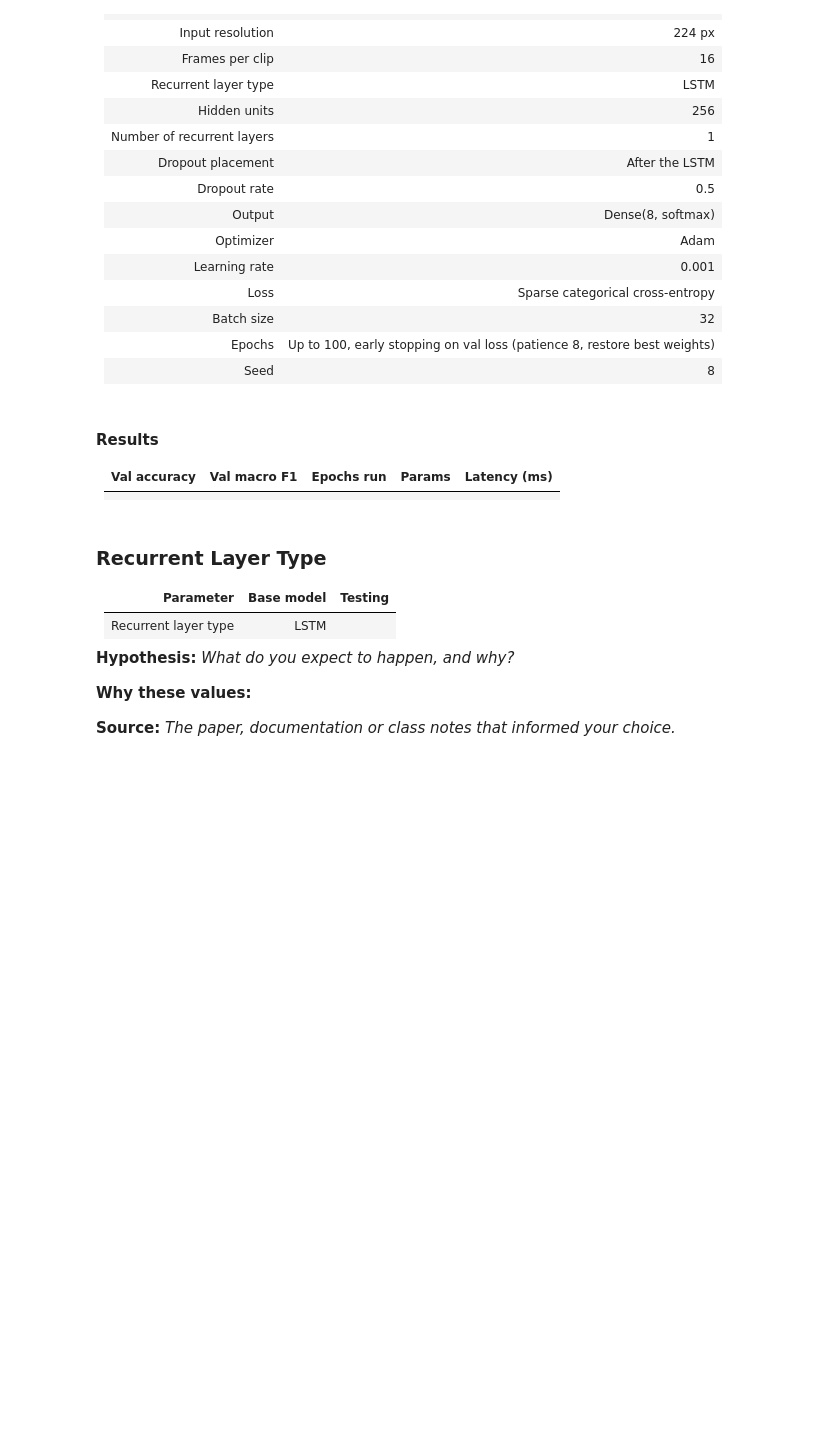
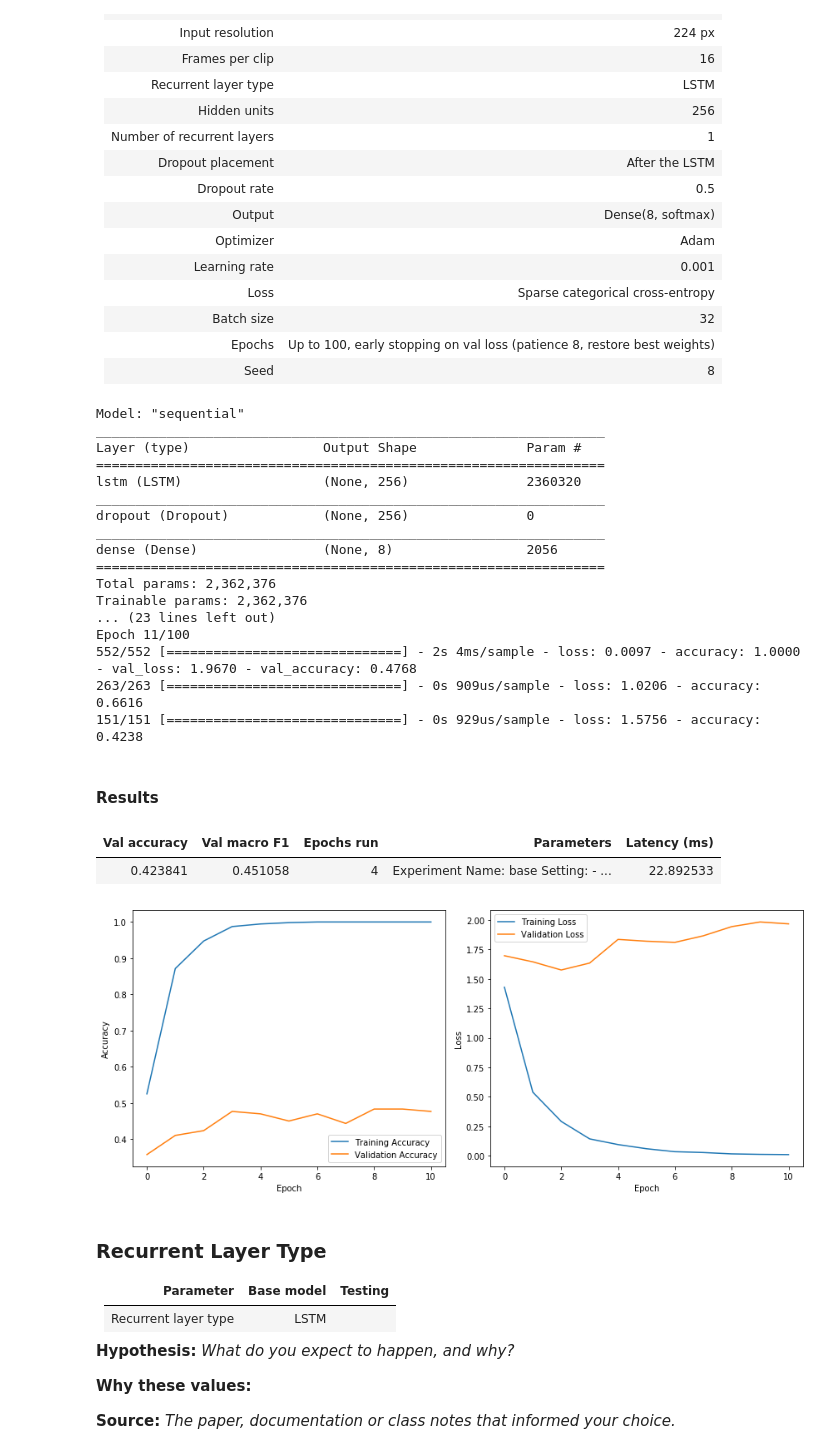
Before and after one commit to AylieNagler/Exercise-Classification-CNN-LSTM, a Jupyter notebook: NOTEBOOKS/03_tom_experiments.ipynb, the cells around one changed output. Saved outputs shown, nothing was run; the diff lists cells and outputs as text; code cells hidden in the pictures; blank space fills up the shorter version.

Commit message:
completed the baseline model and gave an example about how to reuse the configuration and functions

```diff
--- a/NOTEBOOKS/03_tom_experiments.ipynb
+++ b/NOTEBOOKS/03_tom_experiments.ipynb
@@ -23,0 +112,20 @@ os.environ['CUDA_VISIBLE_DEVICES'] = '-1'
+# %%
+import time
+
+class LatencyTracker(Callback):
+    def on_train_begin(self, logs=None):
+        self.epoch_times = []
+        self.total_epochs = 0
+
+    def on_epoch_begin(self, epoch, logs=None):
+        self.epoch_start_time = time.time()
+
+    def on_epoch_end(self, epoch, logs=None):
+        latency = time.time() - self.epoch_start_time
+
+        self.epoch_times.append(latency)
+        self.total_epochs += 1
+
+    @property
+    def total_latency(self):
+        return sum(self.epoch_times)
@@ -41,12 +228,50 @@ os.environ['CUDA_VISIBLE_DEVICES'] = '-1'
 | Batch size | 32 |
 | Epochs | Up to 100, early stopping on val loss (patience 8, restore best weights) |
 | Seed | 8 |
-# %% [markdown]
-#### Results
-
-| Val accuracy | Val macro F1 | Epochs run | Params | Latency (ms) |
-|---|---|---|---|---|
-| | | | | |
+# %%
+baseline_config = {}
+baseline_config['Experiment Name']     = "base"
+baseline_config['Setting'] = "-"
+
+baseline_config['Recurrent layer'] = LSTM
+baseline_config['Hidden units']    = 256
+baseline_config['Droupout rate']   = 0.5
+baseline_config['Output']          = (8, "softmax")
+baseline_config['Optimizer']       = Adam
+baseline_config['Learning rate']   = 0.001
+baseline_config['Loss']            = "sparse_categorical_crossentropy"
+baseline_config['Metrics']         = ["accuracy"]
+baseline_config['Batch size']      = 32
+baseline_config['Epochs']          = 100
+baseline_config['F1 Average']      = "macro"
+baseline_config['Moniter']         = "val_loss"
+baseline_config['patience']        = 8
+baseline_config['restore best weights'] = True
+baseline_config['stored model name']    = "baseline_tom.keras"
+# %%
+run_experiment(baseline_config, X, y, verbose=1, print_all=False)
+# %% [output]
+Model: "sequential"
+_________________________________________________________________
+Layer (type)                 Output Shape              Param #
+=================================================================
+lstm (LSTM)                  (None, 256)               2360320
+_________________________________________________________________
+dropout (Dropout)            (None, 256)               0
+_________________________________________________________________
+dense (Dense)                (None, 8)                 2056
+=================================================================
+Total params: 2,362,376
+Trainable params: 2,362,376
+... (23 lines left out)
+Epoch 11/100
+552/552 [==============================] - 2s 4ms/sample - loss: 0.0097 - accuracy: 1.0000 - val_loss: 1.9670 - val_accuracy: 0.4768
+263/263 [==============================] - 0s 909us/sample - loss: 1.0206 - accuracy: 0.6616
+151/151 [==============================] - 0s 929us/sample - loss: 1.5756 - accuracy: 0.4238
+Results
+| Val accuracy | Val macro F1 | Epochs run | Parameters | Latency (ms) |
+| 0.423841 | 0.451058 | 4 | Experiment Name: base Setting: - ... | 22.892533 |
+[figure, added]
 # %% [markdown]
 ### Recurrent Layer Type
 
```
Also changed, not shown: parts of 6 cells of this notebook.
